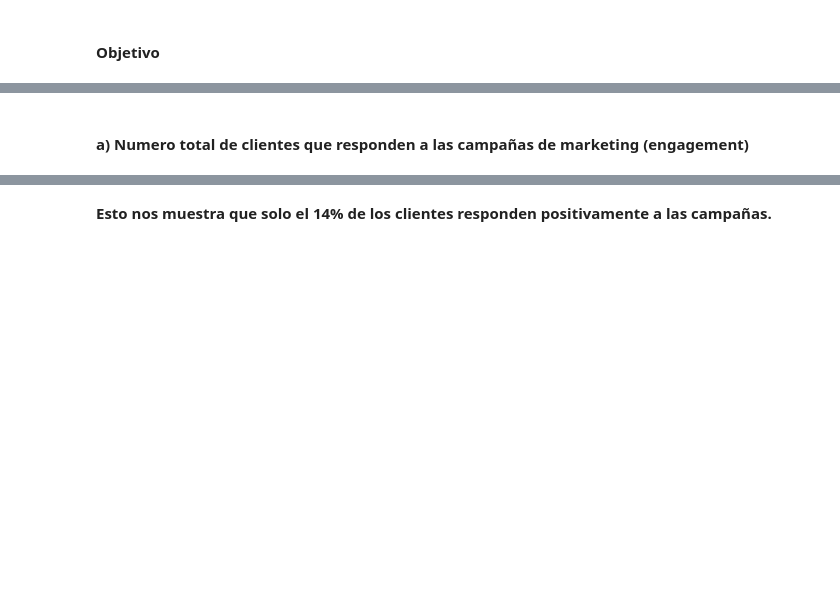
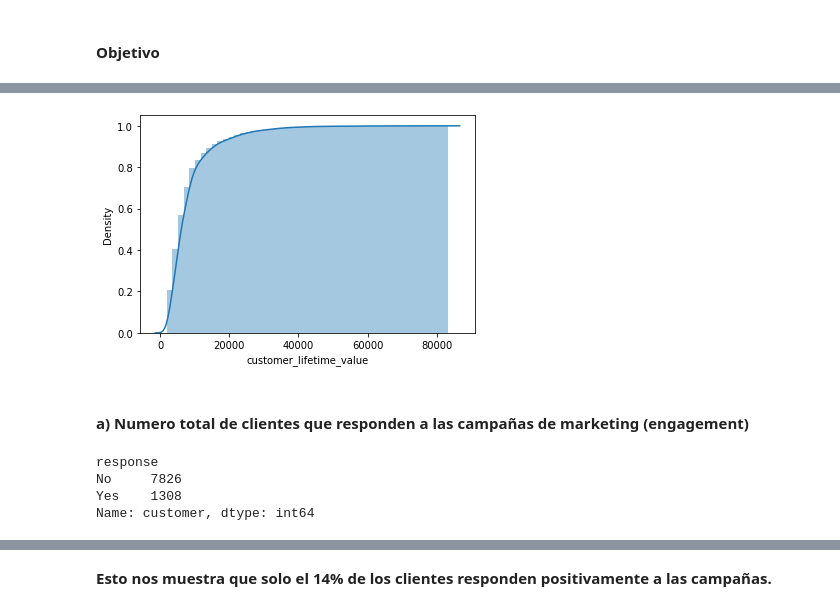
Before and after one commit to Ironhack-Data-Madrid-Abril-2021/Material_Clase, a Jupyter notebook: semana_4/1.2 - Ejemplo CLV.ipynb, the cells around one changed output, grey strips where cells are left out. Drawn from its saved outputs; the diff is of its cells as text; code cells hidden in the pictures; blank space fills up the shorter version.

```diff
--- a/semana_4/1.2 - Ejemplo CLV.ipynb
+++ b/semana_4/1.2 - Ejemplo CLV.ipynb
@@ -45,2 +85,15 @@ Mejorar el CLV a traves del marketing.
+# %%
+sns.distplot(data.customer_lifetime_value,
+            hist_kws={'cumulative':True},
+            kde_kws={'cumulative':True});
+# %% [output]
+[figure, added]
 # %% [markdown]
 #### a) Numero total de clientes que responden a las campañas de marketing (engagement)
+# %%
+data.groupby('response').count().customer
+# %% [output]
+response
+No     7826
+Yes    1308
+Name: customer, dtype: int64
```
Also changed, not shown: parts of 24 cells of this notebook.
